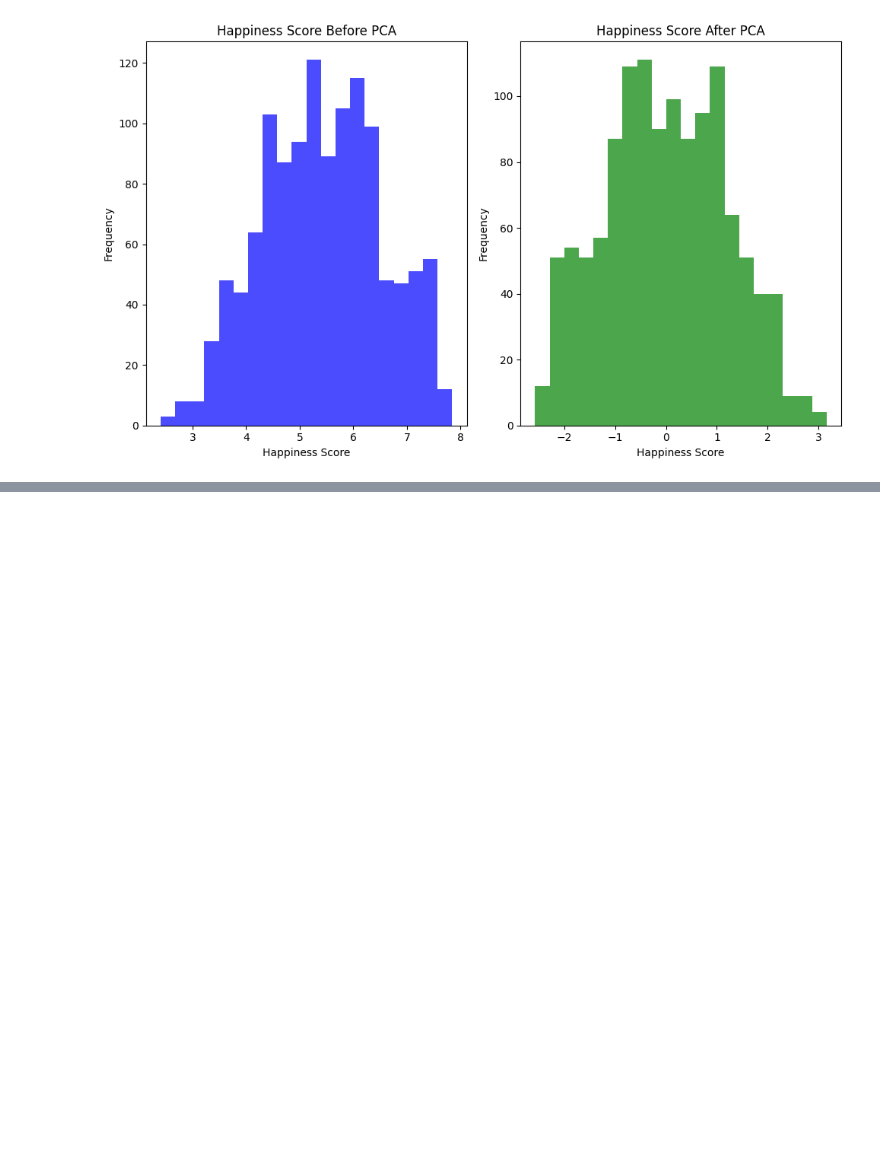
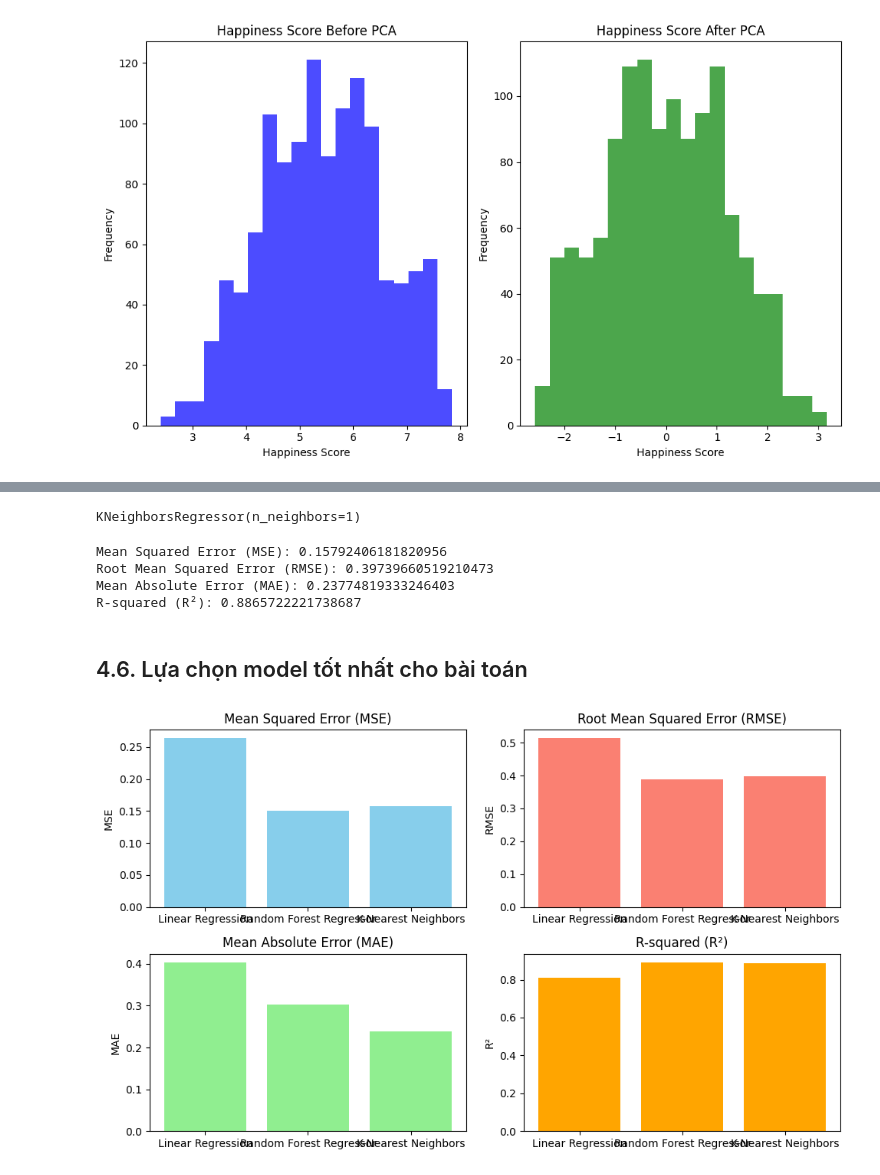
Before and after one commit to NgTrDung/DataMining_For_HappinessReport, a Jupyter notebook: Happiness_Report.ipynb, the cells around one changed output, grey strips where cells are left out. Cells and saved outputs as stored; diff of their text form; code cells hidden in the pictures; blank space fills up the shorter version.

Commit message:
build: done 3 model, prepare choosing the best and add some information about dataset

```diff
--- a/Happiness_Report.ipynb
+++ b/Happiness_Report.ipynb
@@ -641,0 +766,3 @@ plt.show()
+# %%
+knn_model = KNeighborsRegressor(n_neighbors=5)  # Chọn số láng giềng K=5
+knn_model.fit(X_train, y_train)
@@ -641,0 +808,60 @@ plt.show()
+# %%
+knn_model = KNeighborsRegressor(n_neighbors=1)  # Chọn số láng giềng K=1
+knn_model.fit(X_train, y_train)
+# %% [output]
+KNeighborsRegressor(n_neighbors=1)
+# %%
+# Bước 3: Dự đoán trên tập kiểm tra và đánh giá mô hình
+y_pred = knn_model.predict(X_test)
+# Đánh giá hiệu suất của mô hình
+mse_knn = mean_squared_error(y_test, y_pred)
+rmse_knn = np.sqrt(mse_knn)
+mae_knn = mean_absolute_error(y_test, y_pred)
+r2_knn = r2_score(y_test, y_pred)
+
+print("Mean Squared Error (MSE):", mse_knn)
+print("Root Mean Squared Error (RMSE):", rmse_knn)
+print("Mean Absolute Error (MAE):", mae_knn)
+print("R-squared (R²):", r2_knn)
+# %% [output]
+Mean Squared Error (MSE): 0.15792406181820956
+Root Mean Squared Error (RMSE): 0.39739660519210473
+Mean Absolute Error (MAE): 0.23774819333246403
+R-squared (R²): 0.8865722221738687
+# %% [markdown]
+## 4.6. Lựa chọn model tốt nhất cho bài toán
+# %%
+# Chỉ số đánh giá của ba mô hình
+models = ['Linear Regression', 'Random Forest Regressor', 'K-Nearest Neighbors']
+mse_scores = [mse_lr, mse_rfr, mse_knn]
+rmse_scores = [rmse_lr, rmse_rfr, rmse_knn]
+mae_scores = [mae_lr, mae_rfr, mae_knn]
+r2_scores = [r2_lr, r2_rfr, r2_knn]
+
+# Vẽ biểu đồ cột
+plt.figure(figsize=(10, 6))
+
+plt.subplot(2, 2, 1)
+plt.bar(models, mse_scores, color='skyblue')
+plt.title('Mean Squared Error (MSE)')
+plt.ylabel('MSE')
+
+plt.subplot(2, 2, 2)
+plt.bar(models, rmse_scores, color='salmon')
+plt.title('Root Mean Squared Error (RMSE)')
+plt.ylabel('RMSE')
+
+plt.subplot(2, 2, 3)
+plt.bar(models, mae_scores, color='lightgreen')
+plt.title('Mean Absolute Error (MAE)')
+plt.ylabel('MAE')
+
+plt.subplot(2, 2, 4)
+plt.bar(models, r2_scores, color='orange')
+plt.title('R-squared (R²)')
+plt.ylabel('R²')
+
+plt.tight_layout()
+plt.show()
+# %% [output]
+[figure, added]
```
Also changed, not shown: parts of 27 cells of this notebook.
